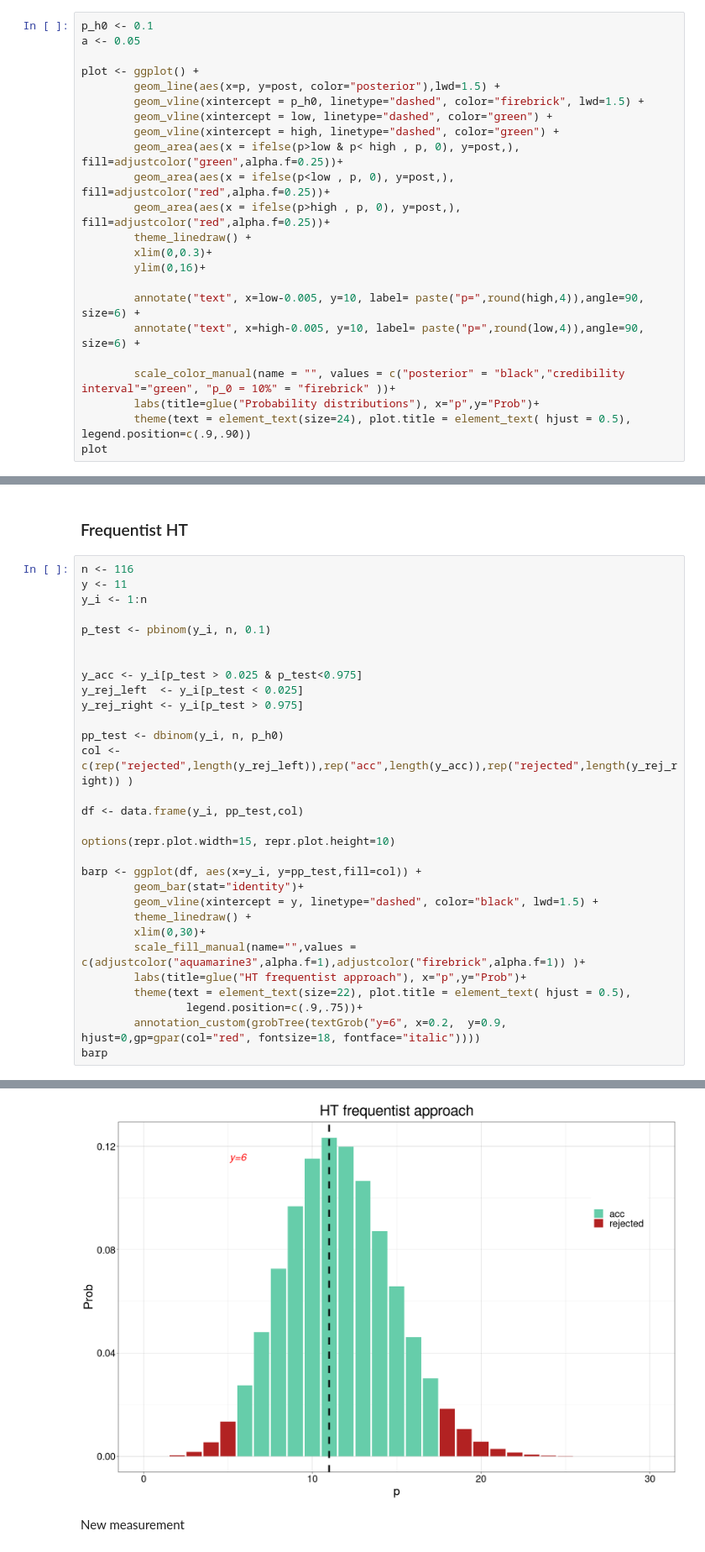
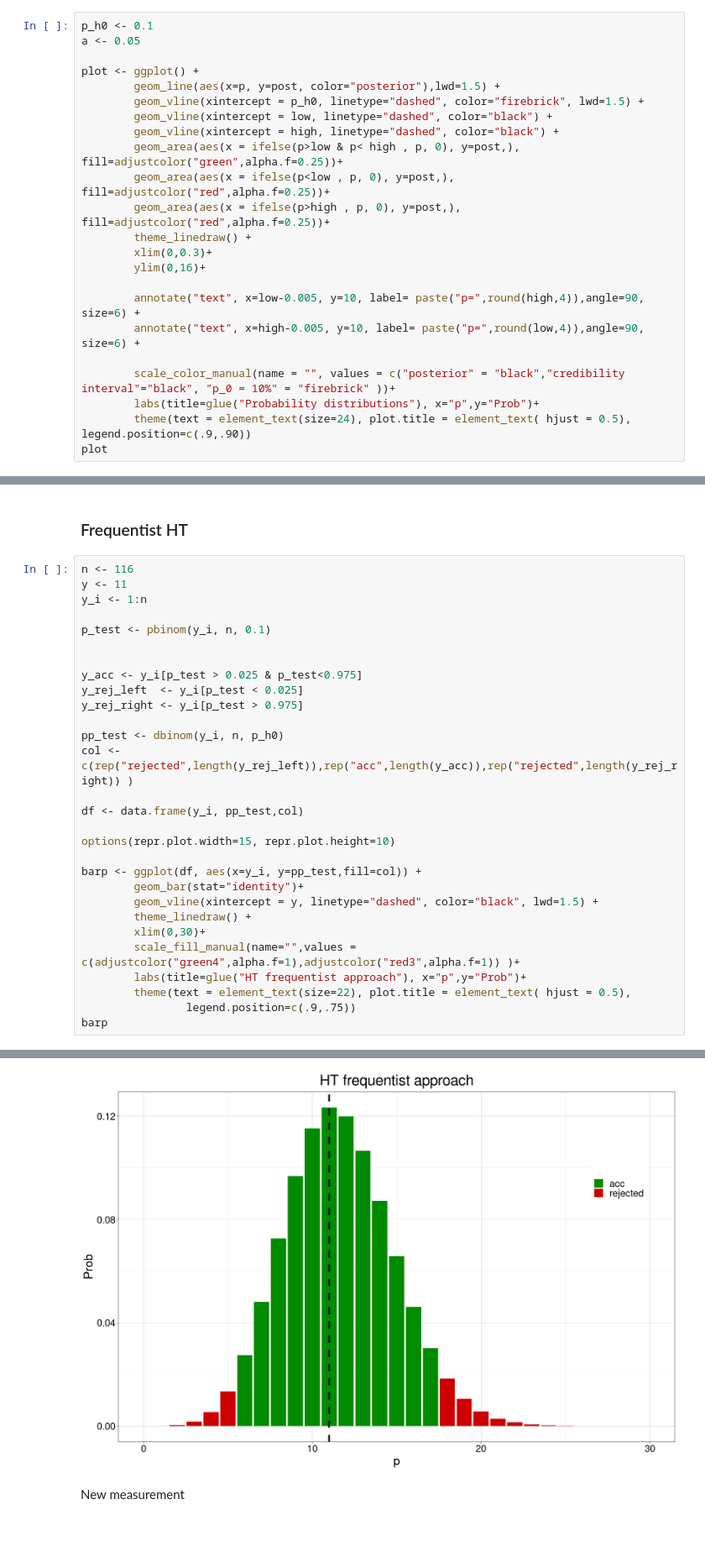
Before and after one commit to PietroCappelli/Advance_stat, a Jupyter notebook: Exercises/exercise06.ipynb, the cells around one changed output, grey strips where cells are left out. Shown at 84% size. Drawn from its saved outputs; the diff is of its cells as text.

```diff
--- a/Exercises/exercise06.ipynb
+++ b/Exercises/exercise06.ipynb
@@ -431,8 +431,8 @@ a <- 0.05
 plot <- ggplot() +
         geom_line(aes(x=p, y=post, color="posterior"),lwd=1.5) +
         geom_vline(xintercept = p_h0, linetype="dashed", color="firebrick", lwd=1.5) +
-        geom_vline(xintercept = low, linetype="dashed", color="green") +
-        geom_vline(xintercept = high, linetype="dashed", color="green") +
+        geom_vline(xintercept = low, linetype="dashed", color="black") +
+        geom_vline(xintercept = high, linetype="dashed", color="black") +
         geom_area(aes(x = ifelse(p>low & p< high , p, 0), y=post,), fill=adjustcolor("green",alpha.f=0.25))+
         geom_area(aes(x = ifelse(p<low , p, 0), y=post,), fill=adjustcolor("red",alpha.f=0.25))+
         geom_area(aes(x = ifelse(p>high , p, 0), y=post,), fill=adjustcolor("red",alpha.f=0.25))+
@@ -443,7 +443,7 @@ plot <- ggplot() +
         annotate("text", x=low-0.005, y=10, label= paste("p=",round(high,4)),angle=90, size=6) +
         annotate("text", x=high-0.005, y=10, label= paste("p=",round(low,4)),angle=90, size=6) +
 
-        scale_color_manual(name = "", values = c("posterior" = "black","credibility interval"="green", "p_0 = 10%" = "firebrick" ))+
+        scale_color_manual(name = "", values = c("posterior" = "black","credibility interval"="black", "p_0 = 10%" = "firebrick" ))+
         labs(title=glue("Probability distributions"), x="p",y="Prob")+
         theme(text = element_text(size=24), plot.title = element_text( hjust = 0.5), legend.position=c(.9,.90))
 plot
@@ -462,37 +462,36 @@ n <- 116
 y <- 11
 y_i <- 1:n
 
 p_test <- pbinom(y_i, n, 0.1)
 
 
 y_acc <- y_i[p_test > 0.025 & p_test<0.975]
 y_rej_left  <- y_i[p_test < 0.025]
 y_rej_right <- y_i[p_test > 0.975]
 
 pp_test <- dbinom(y_i, n, p_h0)
 col <- c(rep("rejected",length(y_rej_left)),rep("acc",length(y_acc)),rep("rejected",length(y_rej_right)) )
 
 df <- data.frame(y_i, pp_test,col)
 
 options(repr.plot.width=15, repr.plot.height=10)
 
 barp <- ggplot(df, aes(x=y_i, y=pp_test,fill=col)) +
         geom_bar(stat="identity")+
         geom_vline(xintercept = y, linetype="dashed", color="black", lwd=1.5) +
         theme_linedraw() +
         xlim(0,30)+
-        scale_fill_manual(name="",values = c(adjustcolor("aquamarine3",alpha.f=1),adjustcolor("firebrick",alpha.f=1)) )+
+        scale_fill_manual(name="",values = c(adjustcolor("green4",alpha.f=1),adjustcolor("red3",alpha.f=1)) )+
         labs(title=glue("HT frequentist approach"), x="p",y="Prob")+
         theme(text = element_text(size=22), plot.title = element_text( hjust = 0.5),
-                legend.position=c(.9,.75))+
-        annotation_custom(grobTree(textGrob("y=6", x=0.2,  y=0.9, hjust=0,gp=gpar(col="red", fontsize=18, fontface="italic"))))
+                legend.position=c(.9,.75))
 barp
 # %% [output]
 Warning message:
 “Removed 86 rows containing missing values (position_stack).”
 Warning message:
 “Removed 1 rows containing missing values (geom_bar).”
-[figure, old version]
+[figure, new version]
 # %% [markdown]
 New measurement
 # %%
```
Also changed, not shown: parts of 35 cells of this notebook, 3 other files.
